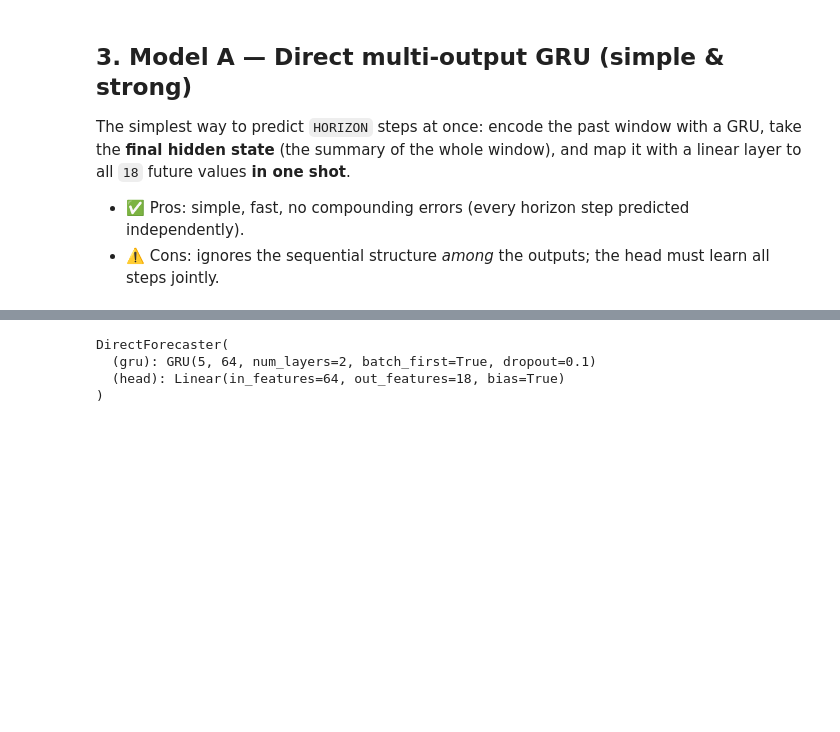
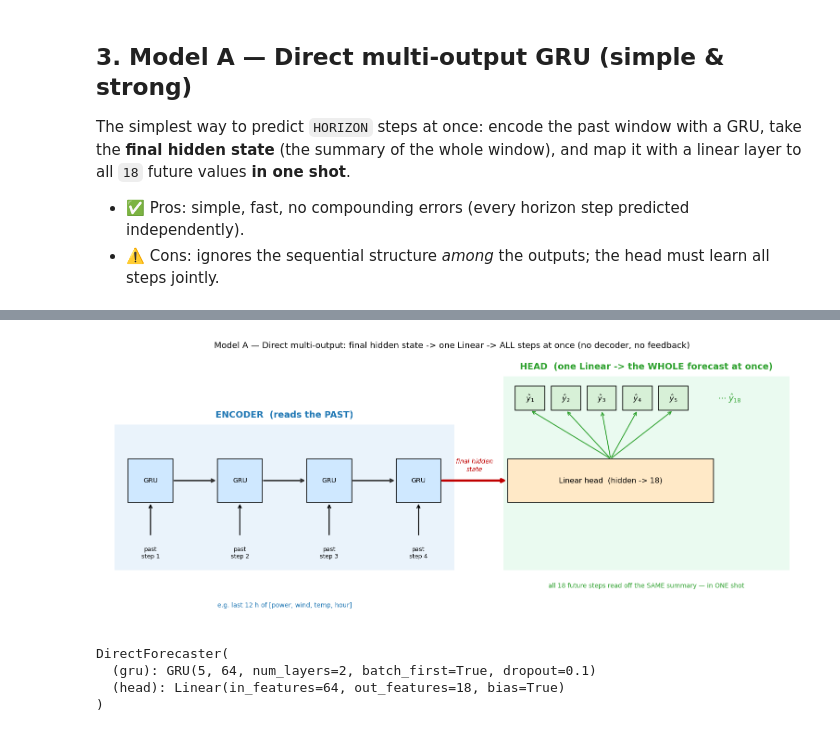
Before and after one commit to pablogasco1/machine-learning-projects, a Jupyter notebook: recurrent_nn/06_energy_sensors_forecasting.ipynb, the cells around one changed output, grey strips where cells are left out. Saved outputs shown, nothing was run; the diff lists cells and outputs as text; code cells hidden in the pictures; blank space fills up the shorter version.

```diff
--- a/recurrent_nn/06_energy_sensors_forecasting.ipynb
+++ b/recurrent_nn/06_energy_sensors_forecasting.ipynb
@@ -183,3 +212,58 @@ The simplest way to predict `HORIZON` steps at once: encode the past window with
+# %%
+# A scheme of Model A (the Direct multi-output GRU) we build below.
+from matplotlib.patches import Rectangle
+
+def draw_direct():
+    n_enc = 4
+    xs, yc = 2.0, 1.8
+    fig, ax = plt.subplots(figsize=(13.5, 5.6))
+
+    encL, encR = 1 - 0.8, (n_enc - 1) * xs + 1 + 0.8
+    ax.add_patch(Rectangle((encL, 0.4), encR - encL, 3.0, color="#eaf3fb", ec="none", zorder=0))
+    ax.add_patch(Rectangle((8.9, 0.4), 6.4, 4.0, color="#eafaf0", ec="none", zorder=0))
+    ax.text((encL + encR) / 2, 3.55, "ENCODER  (reads the PAST)", ha="center", color="#1f77b4",
+            fontsize=12, weight="bold")
+    ax.text(12.1, 4.55, "HEAD  (one Linear -> the WHOLE forecast at once)", ha="center",
+            color="#2ca02c", fontsize=12, weight="bold")
+
+    for t in range(n_enc):                              # encoder GRU cells
+        x = t * xs + 1
+        ax.add_patch(Rectangle((x - 0.5, yc), 1.0, 0.9, color="#cfe8ff", ec="black", zorder=2))
+        ax.text(x, yc + 0.45, "GRU", ha="center", va="center", fontsize=9, zorder=3)
+        if t < n_enc - 1:
+            ax.annotate("", xy=(x + xs - 0.5, yc + 0.45), xytext=(x + 0.5, yc + 0.45),
+                        arrowprops=dict(arrowstyle="->", lw=2, color="#333", zorder=2))
+        ax.annotate("", xy=(x, yc), xytext=(x, yc - 0.7), arrowprops=dict(arrowstyle="->", lw=1.4))
+        ax.text(x, yc - 0.9, f"past\nstep {t+1}", ha="center", va="top", fontsize=8)
+
+    xlast = (n_enc - 1) * xs + 1                        # final hidden state -> Linear head
+    ax.annotate("", xy=(9.0, yc + 0.45), xytext=(xlast + 0.5, yc + 0.45),
+                arrowprops=dict(arrowstyle="->", lw=3, color="#c00000", zorder=4))
+    ax.text((xlast + 0.5 + 9.0) / 2, yc + 0.62, "final hidden\nstate", ha="center", va="bottom",
+            fontsize=8.5, color="#c00000", style="italic")
+    ax.add_patch(Rectangle((9.0, yc), 4.6, 0.9, color="#ffe9c7", ec="black", zorder=2))
+    ax.text(11.3, yc + 0.45, "Linear head  (hidden -> 18)", ha="center", va="center", fontsize=10, zorder=3)
+
+    outs_x = [9.5, 10.3, 11.1, 11.9, 12.7]              # fan out to ALL outputs at once
+    for i, ox in enumerate(outs_x):
+        ax.add_patch(Rectangle((ox - 0.33, 3.7), 0.66, 0.5, color="#d7f0d7", ec="black", zorder=2))
+        ax.text(ox, 3.95, f"$\\hat{{y}}_{i+1}$", ha="center", va="center", fontsize=10, zorder=3)
+        ax.annotate("", xy=(ox, 3.7), xytext=(11.3, yc + 0.9),
+                    arrowprops=dict(arrowstyle="->", lw=1.2, color="#2ca02c", zorder=1))
+    ax.text(13.7, 3.95, r"$\cdots\ \hat{y}_{18}$", ha="left", va="center", fontsize=11, color="#2ca02c")
+
+    ax.text((encL + encR) / 2, -0.35, "e.g. last 12 h of [power, wind, temp, hour]",
+            ha="center", fontsize=8.5, color="#1f77b4")
+    ax.text(12.1, 0.05, "all 18 future steps read off the SAME summary — in ONE shot",
+            ha="center", fontsize=8.5, color="#2ca02c")
+    ax.set_xlim(encL - 0.3, 15.6); ax.set_ylim(-0.7, 4.9); ax.axis("off")
+    ax.set_title("Model A — Direct multi-output: final hidden state -> one Linear -> ALL steps at once "
+                 "(no decoder, no feedback)", fontsize=11.5)
+    plt.tight_layout(); plt.show()
+
+draw_direct()
+# %% [output]
+[figure, added]
 # %%
 class DirectForecaster(nn.Module):
     def __init__(self, n_features=5, hidden=64, horizon=HORIZON, n_layers=2):
```
Also changed, not shown: parts of 13 cells of this notebook, 5 other files.
